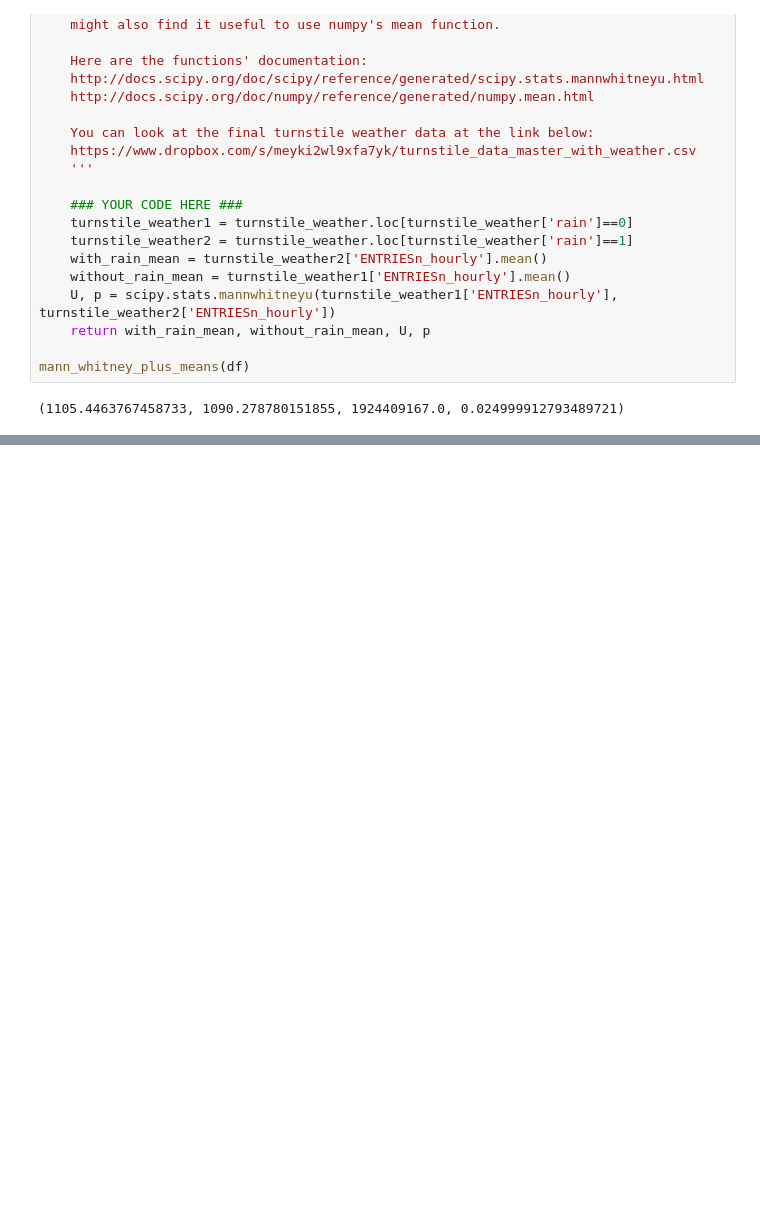
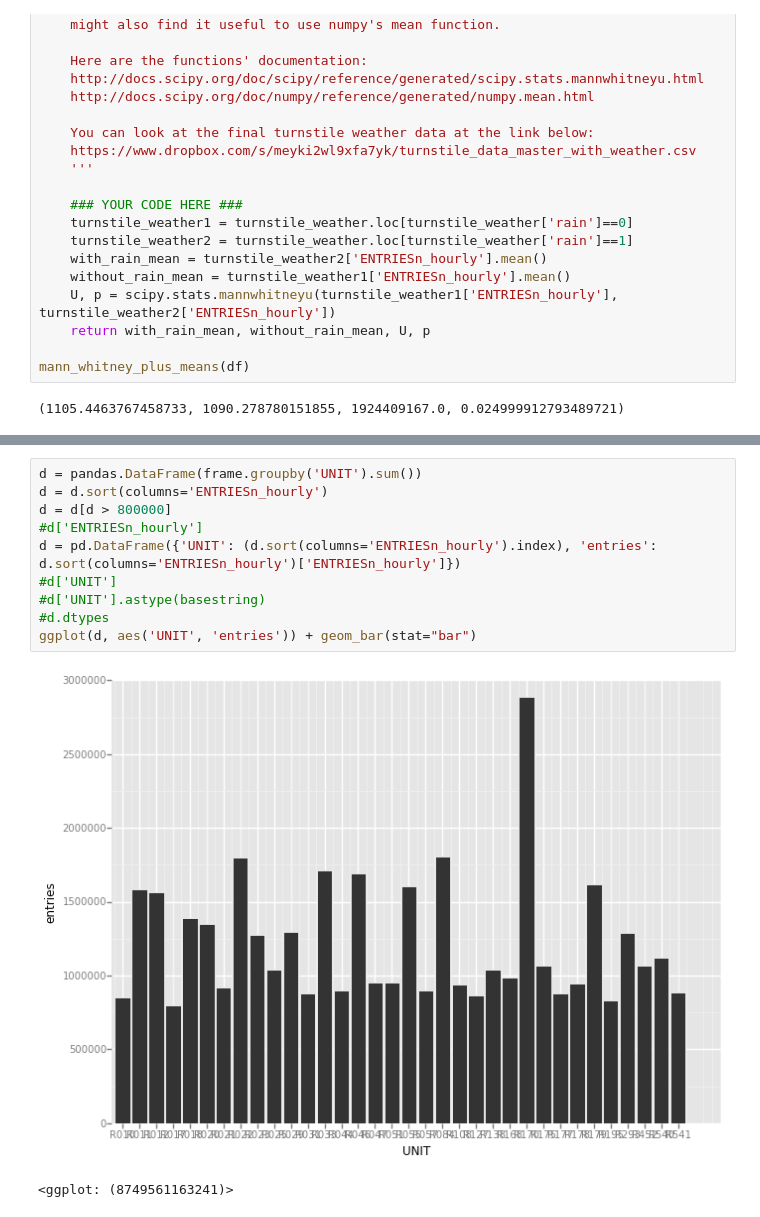
Before and after one commit to curiouspal/python-lessons, a Jupyter notebook: test2-pal.ipynb, the cells around one changed output, grey strips where cells are left out. Drawn from its saved outputs; the diff is of its cells as text; blank space fills up the shorter version.

```diff
--- a/test2-pal.ipynb
+++ b/test2-pal.ipynb
@@ -621,0 +706,13 @@ def plot_cost_history(alpha, cost_history):
+# %%
+d = pandas.DataFrame(frame.groupby('UNIT').sum())
+d = d.sort(columns='ENTRIESn_hourly')
+d = d[d > 800000]
+#d['ENTRIESn_hourly']
+d = pd.DataFrame({'UNIT': (d.sort(columns='ENTRIESn_hourly').index), 'entries': d.sort(columns='ENTRIESn_hourly')['ENTRIESn_hourly']})
+#d['UNIT']
+#d['UNIT'].astype(basestring)
+#d.dtypes
+ggplot(d, aes('UNIT', 'entries')) + geom_bar(stat="bar")
+# %% [output]
+[figure, added]
+<ggplot: (8749561163241)>
```
Also changed, not shown: parts of 13 cells of this notebook.
